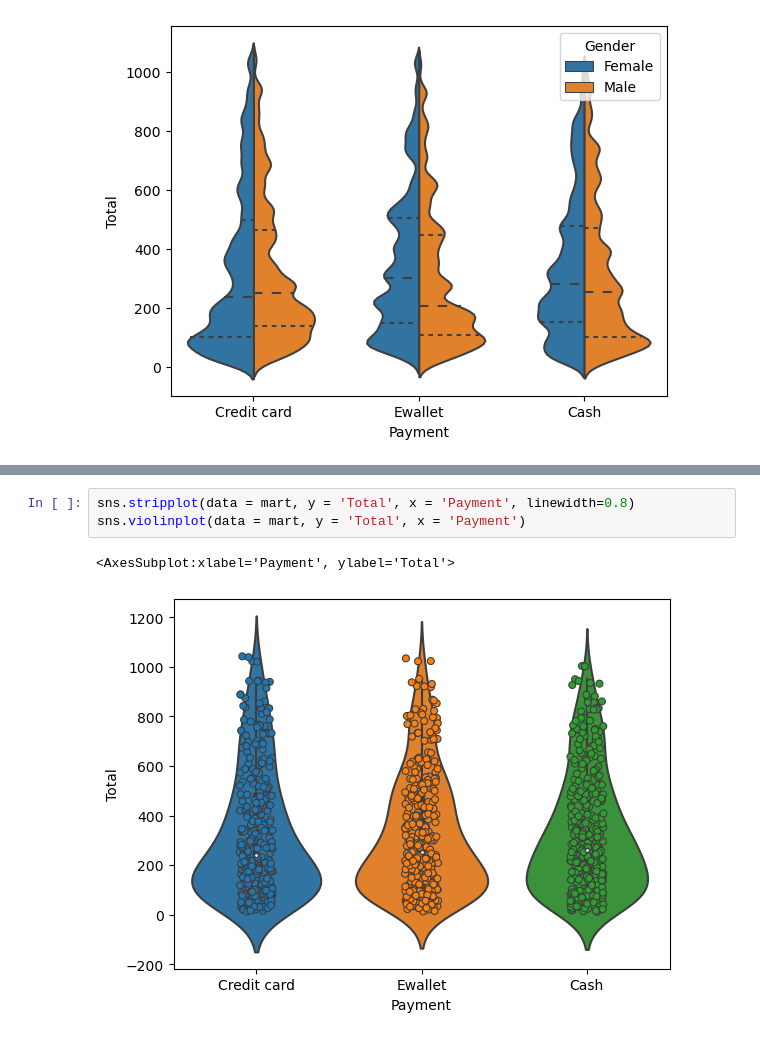
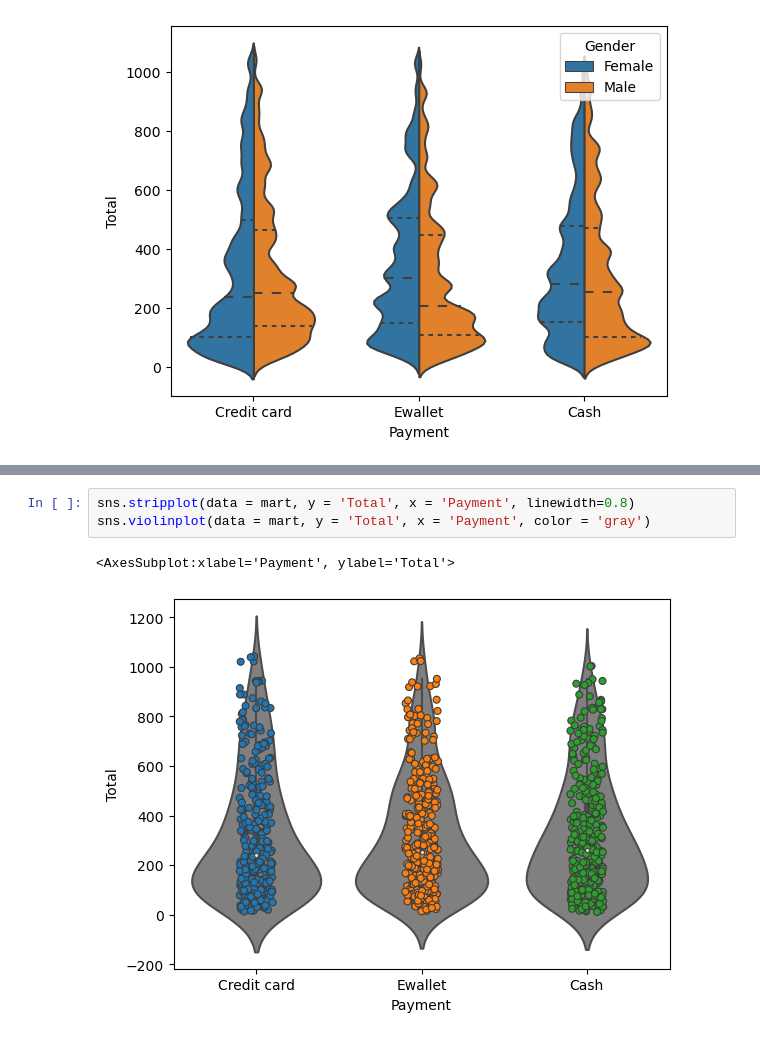
Before and after one commit to watasabi/machine_learning, a Jupyter notebook: seaborn/seaborn_journey.ipynb, the cells around one changed output, grey strips where cells are left out. Cells and saved outputs as stored; diff of their text form.

```diff
--- a/seaborn/seaborn_journey.ipynb
+++ b/seaborn/seaborn_journey.ipynb
@@ -150,6 +150,6 @@ sns.stripplot(data = mart, x = 'Total',y = 'Payment', hue = 'Gender',linewidth=0
 # %%
 sns.stripplot(data = mart, y = 'Total', x = 'Payment', linewidth=0.8)
-sns.violinplot(data = mart, y = 'Total', x = 'Payment')
+sns.violinplot(data = mart, y = 'Total', x = 'Payment', color = 'gray')
 # %% [output]
 <AxesSubplot:xlabel='Payment', ylabel='Total'>
-[figure, old version]
+[figure, new version]
```
Also changed, not shown: parts of 6 cells of this notebook.
